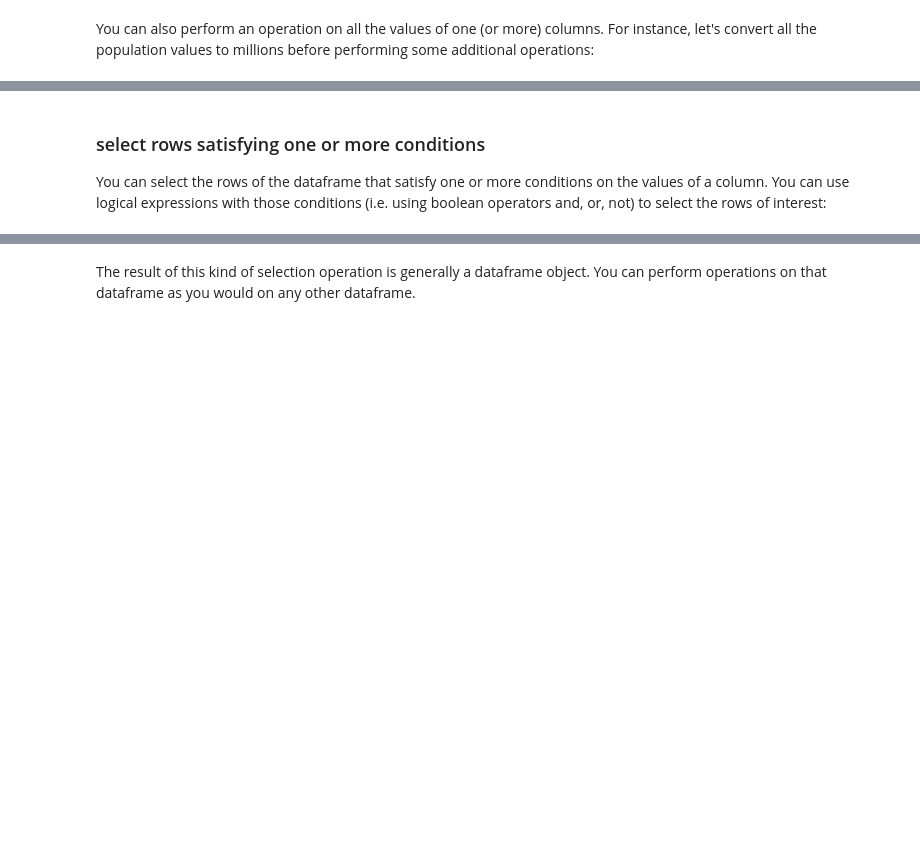
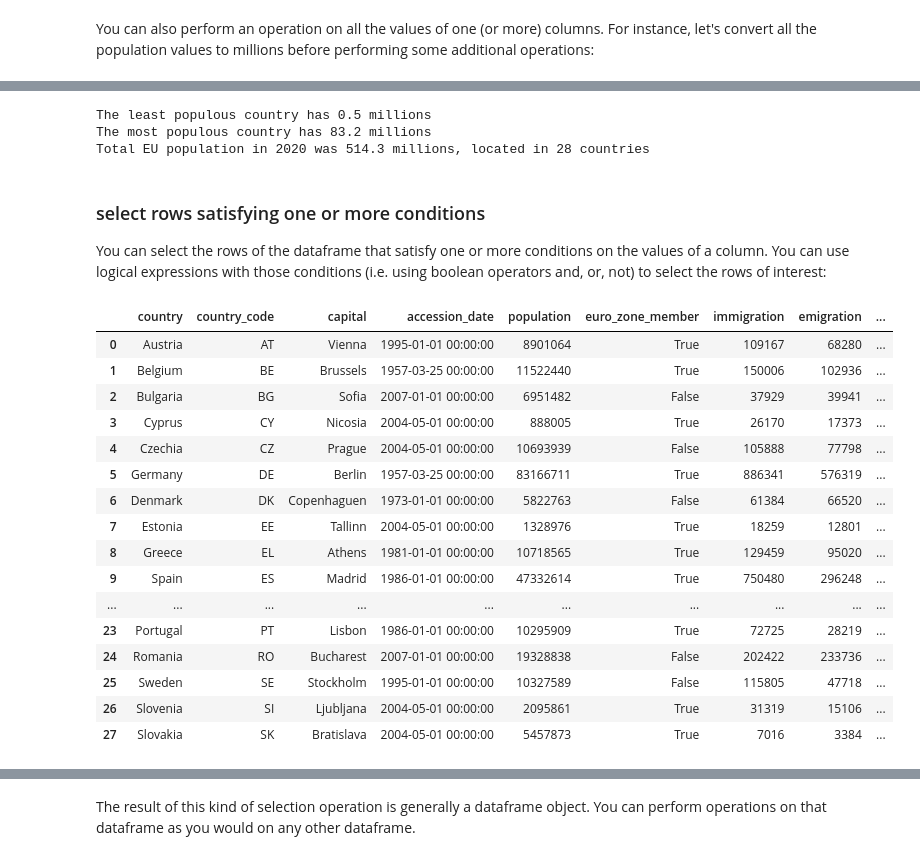
Before and after one commit to airnandez/numpandas, a Jupyter notebook: notebooks/pandas.ipynb, the cells around one changed output, grey strips where cells are left out. Cells and saved outputs as stored; diff of their text form; code cells hidden in the pictures; blank space fills up the shorter version.

```diff
--- a/notebooks/pandas.ipynb
+++ b/notebooks/pandas.ipynb
@@ -242,14 +425,36 @@ num_countries = population.count()
 
 print(f'The least populous country has {min_population:.1f} millions')
 print(f'The most populous country has {max_population:.1f} millions')
-print(f'Total EU population in 2020 was {total_population:.1f} millions located in {num_countries} countries')
+print(f'Total EU population in 2020 was {total_population:.1f} millions, located in {num_countries} countries')
+# %% [output]
+The least populous country has 0.5 millions
+The most populous country has 83.2 millions
+Total EU population in 2020 was 514.3 millions, located in 28 countries
 # %% [markdown]
 ### select rows satisfying one or more conditions
 
 You can select the rows of the dataframe that satisfy one or more conditions on the values of a column. You can use logical expressions with those conditions (i.e. using boolean operators and, or, not) to select the rows of interest:
 # %%
 # Let's first visualize the column 'euro_zone_member'
-df.style.applymap(highlight_column, subset=['euro_zone_member'])
+df.style.map(highlight_column, subset=['euro_zone_member'])
+# %% [output]
+|  | country | country_code | capital | accession_date | population | euro_zone_member | immigration | emigration | ... |
+| 0 | Austria | AT | Vienna | 1995-01-01 00:00:00 | 8901064 | True | 109167 | 68280 | ... |
+| 1 | Belgium | BE | Brussels | 1957-03-25 00:00:00 | 11522440 | True | 150006 | 102936 | ... |
+| 2 | Bulgaria | BG | Sofia | 2007-01-01 00:00:00 | 6951482 | False | 37929 | 39941 | ... |
+| 3 | Cyprus | CY | Nicosia | 2004-05-01 00:00:00 | 888005 | True | 26170 | 17373 | ... |
+| 4 | Czechia | CZ | Prague | 2004-05-01 00:00:00 | 10693939 | False | 105888 | 77798 | ... |
+| 5 | Germany | DE | Berlin | 1957-03-25 00:00:00 | 83166711 | True | 886341 | 576319 | ... |
+| 6 | Denmark | DK | Copenhaguen | 1973-01-01 00:00:00 | 5822763 | False | 61384 | 66520 | ... |
+| 7 | Estonia | EE | Tallinn | 2004-05-01 00:00:00 | 1328976 | True | 18259 | 12801 | ... |
+| 8 | Greece | EL | Athens | 1981-01-01 00:00:00 | 10718565 | True | 129459 | 95020 | ... |
+| 9 | Spain | ES | Madrid | 1986-01-01 00:00:00 | 47332614 | True | 750480 | 296248 | ... |
+| ... | ... | ... | ... | ... | ... | ... | ... | ... | ... |
+| 23 | Portugal | PT | Lisbon | 1986-01-01 00:00:00 | 10295909 | True | 72725 | 28219 | ... |
+| 24 | Romania | RO | Bucharest | 2007-01-01 00:00:00 | 19328838 | False | 202422 | 233736 | ... |
+| 25 | Sweden | SE | Stockholm | 1995-01-01 00:00:00 | 10327589 | False | 115805 | 47718 | ... |
+| 26 | Slovenia | SI | Ljubljana | 2004-05-01 00:00:00 | 2095861 | True | 31319 | 15106 | ... |
+| 27 | Slovakia | SK | Bratislava | 2004-05-01 00:00:00 | 5457873 | True | 7016 | 3384 | ... |
 # %%
 # Select all the rows with boolean value 'True' in the column 'euro_zone_member'. This operation
 # returns a "mask" that we will use afterwards to select the rows. A mask is a pandas.Series object
```
Also changed, not shown: parts of 91 cells of this notebook, 3 other files.
